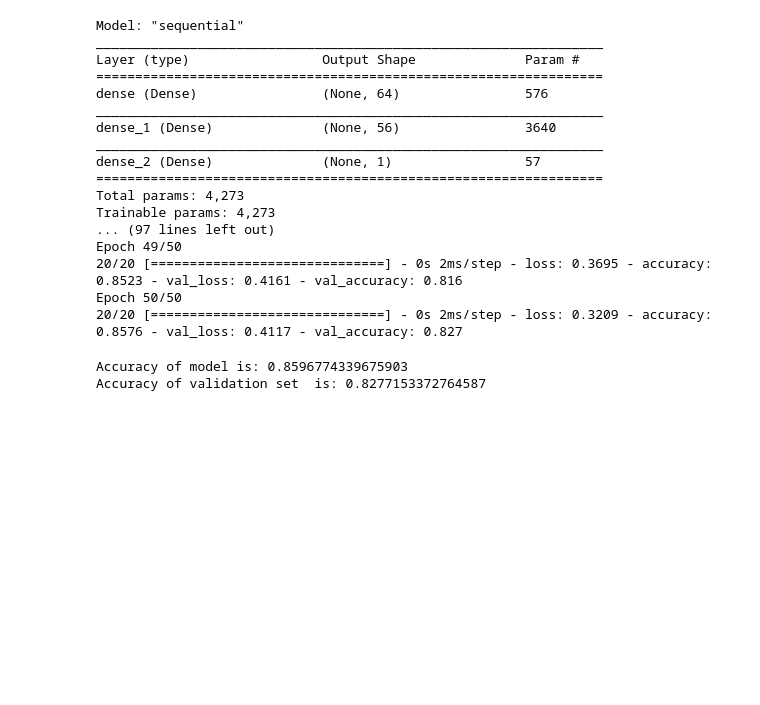
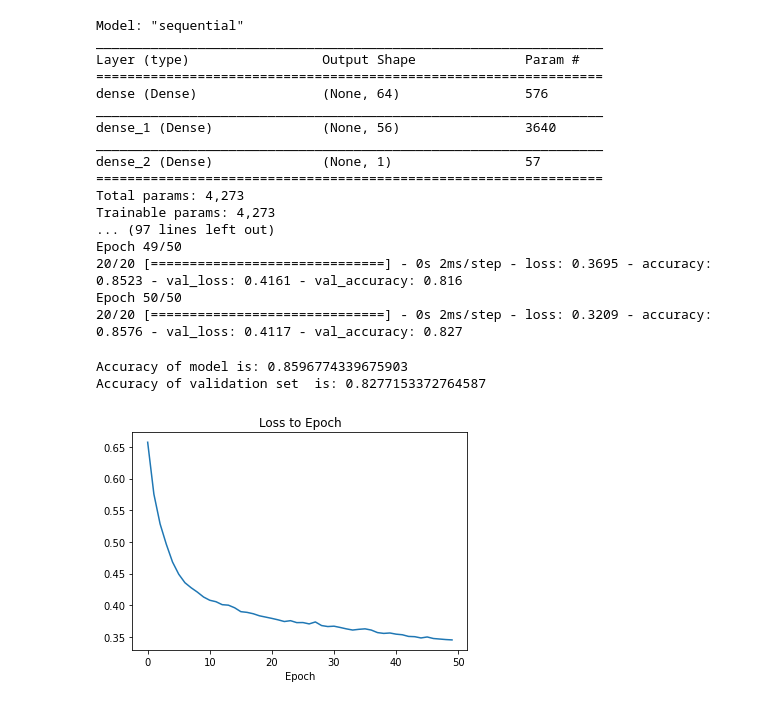
Before and after one commit to camperko/NSIETE-assignment_1, a Jupyter notebook: assignment.ipynb, the cells around one changed output. Saved outputs shown, nothing was run; the diff lists cells and outputs as text; code cells hidden in the pictures; blank space fills up the shorter version.

Commit message:
Add plot for tensorflow (epoch to loss)

```diff
--- a/assignment.ipynb
+++ b/assignment.ipynb
@@ -178,8 +178,15 @@ Epoch 49/50
 Epoch 50/50
 20/20 [==============================] - 0s 2ms/step - loss: 0.3209 - accuracy: 0.8576 - val_loss: 0.4117 - val_accuracy: 0.827
 # %%
+# Plot graph of loss function
+plt.title('Loss to Epoch')
+plt.xlabel("Loss")
+plt.xlabel("Epoch")
+plt.plot(result.history['loss'])
+
 print("Accuracy of model is: " + str(result.history['accuracy'][-1]))
 print("Accuracy of validation set  is: " + str(result.history['val_accuracy'][-1]))
 # %% [output]
 Accuracy of model is: 0.8596774339675903
 Accuracy of validation set  is: 0.8277153372764587
+[figure, added]
```
